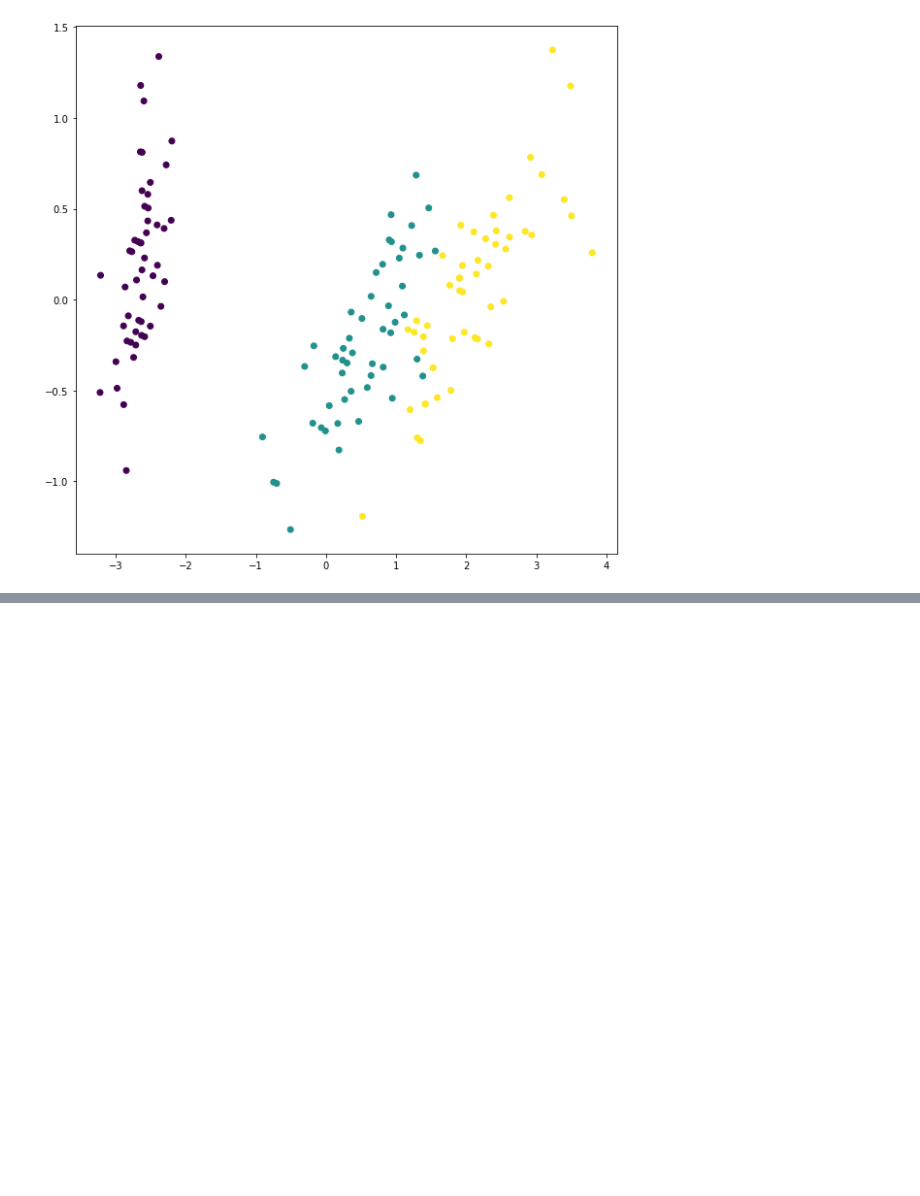
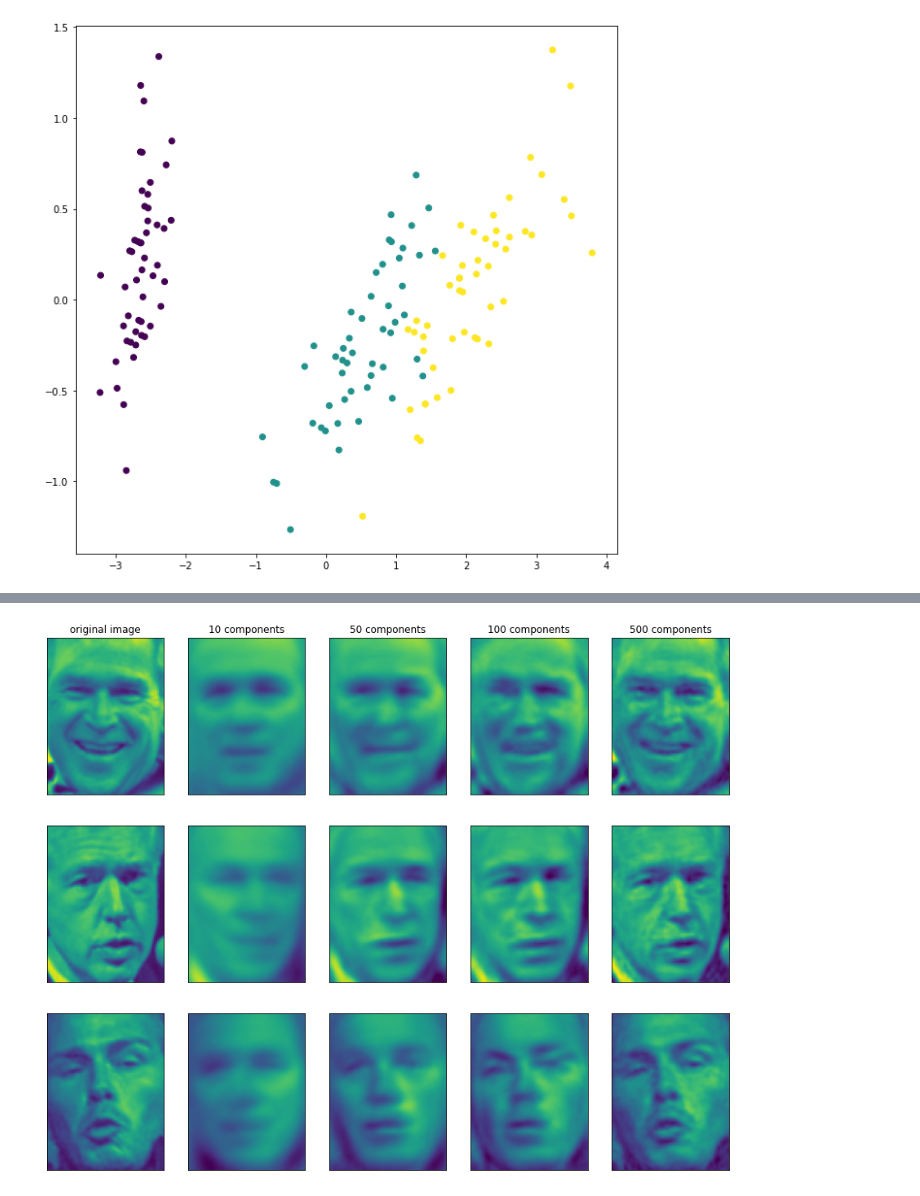
Before and after one commit to muinise74/Machine-Learning-, a Jupyter notebook: ex06_비지도 학습.ipynb, the cells around one changed output, grey strips where cells are left out. Saved outputs shown, nothing was run; the diff lists cells and outputs as text; code cells hidden in the pictures; blank space fills up the shorter version.

```diff
--- a/ex06_비지도 학습.ipynb
+++ b/ex06_비지도 학습.ipynb
@@ -127,0 +199,5 @@ plt.imshow(people.images[500] , cmap = 'gray')
+# %%
+# 주성분으로 이미지 확인하기
+mglearn.plots.plot_pca_faces(XTrain, XTest , (87,65))
+# %% [output]
+[figure, added]
```
Also changed, not shown: parts of 36 cells of this notebook.
